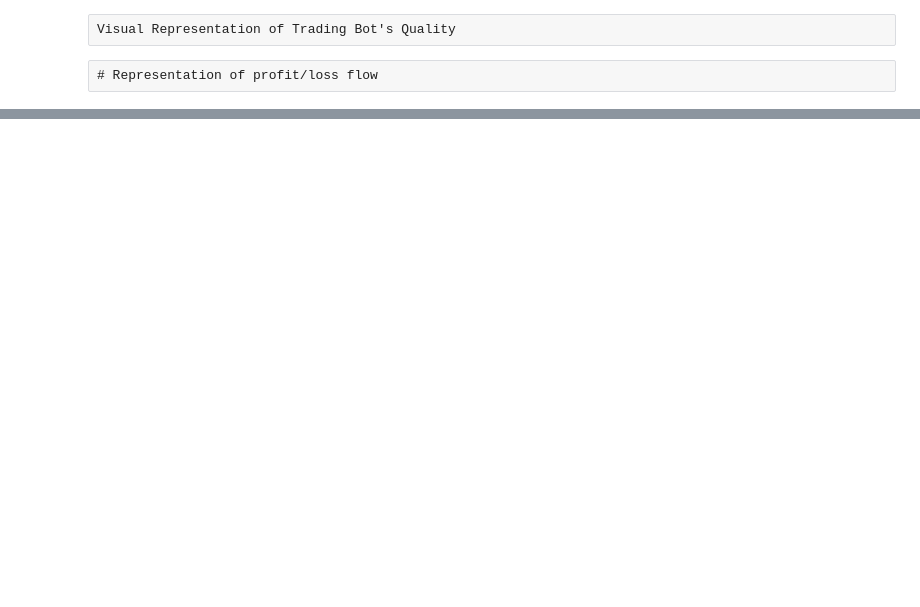
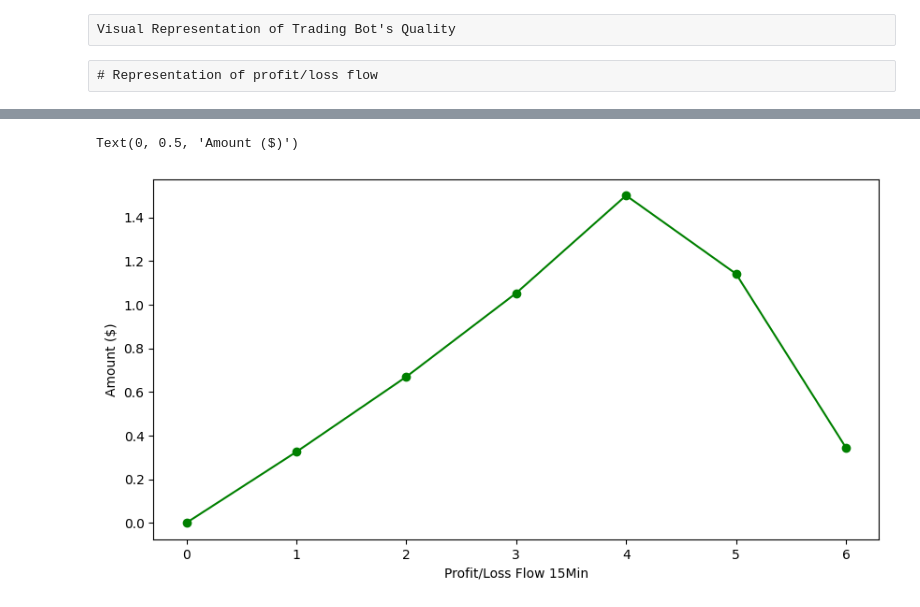
Before and after one commit to KasunKX/tradingbot-2, a Jupyter notebook: visual.ipynb, the cells around one changed output, grey strips where cells are left out. Cells and saved outputs as stored; diff of their text form; code cells hidden in the pictures; blank space fills up the shorter version.

```diff
--- a/visual.ipynb
+++ b/visual.ipynb
@@ -36,3 +52,11 @@ Text(0, 0.5, 'Amount ($)')
+# %%
+plt.figure(figsize=(10, 5))
+plt.plot(fif, marker='o', color='g')
+plt.xlabel("Profit/Loss Flow 15Min")
+plt.ylabel("Amount ($)")
+# %% [output]
+Text(0, 0.5, 'Amount ($)')
+[figure, added]
 # %%
 plt.figure(figsize=(10,5))
 plt.bar([i for i in range(len(flow))],flow, color='red', width=0.95)
```
Also changed, not shown: parts of 6 cells of this notebook, 5 other files.
